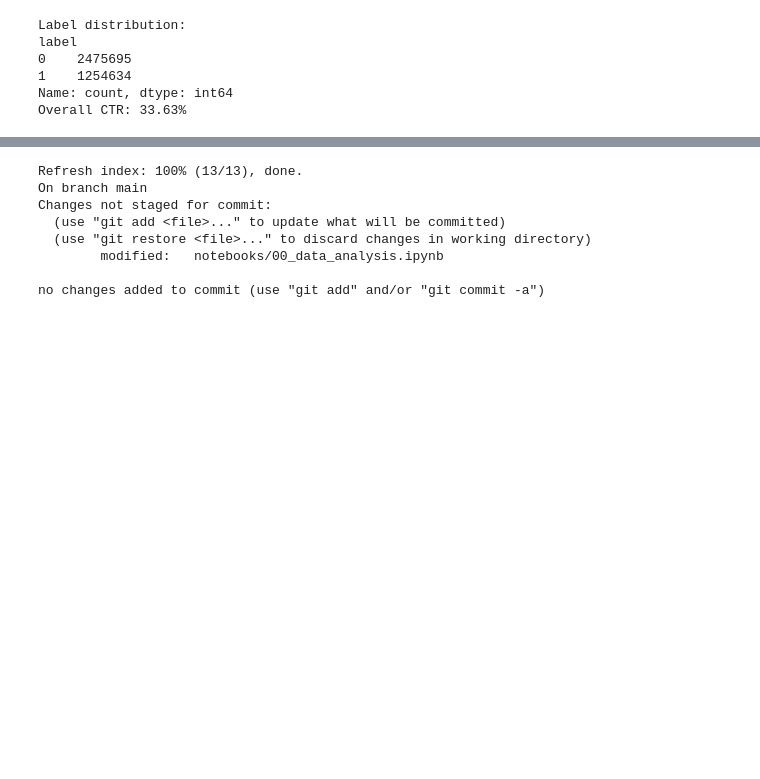
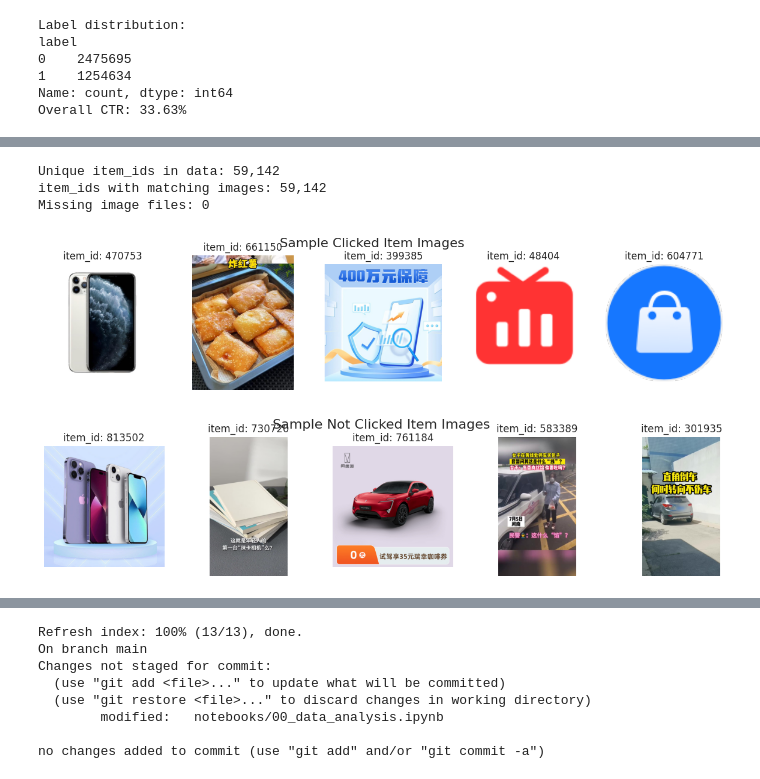
Before and after one commit to sheebaboy33/ColdFusionX, a Jupyter notebook: notebooks/00_data_analysis.ipynb, the cells around one changed output, grey strips where cells are left out. Saved outputs shown, nothing was run; the diff lists cells and outputs as text; code cells hidden in the pictures; blank space fills up the shorter version.

Commit message:
complete multi-modal data analysis, including image features for AntM2C part0

```diff
--- a/notebooks/00_data_analysis.ipynb
+++ b/notebooks/00_data_analysis.ipynb
@@ -515,0 +527,53 @@ Overall CTR: 33.63%
+# %%
+import os
+from PIL import Image
+
+# Image folder path in your Drive
+image_dir = "/content/drive/MyDrive/Final_Year_Project/Implementation/datasets/AntM2C_10M/AntM2C_image"
+
+# Create item_id → image path mapping (filename is "{item_id}.jpg")
+df['image_path'] = df['item_id'].astype(str).apply(lambda x: os.path.join(image_dir, f"{x}.png"))
+
+# Check if image exists
+df['image_exists'] = df['image_path'].apply(lambda path: os.path.exists(path))
+# %%
+# Total unique item_ids
+total_unique_items = df['item_id'].nunique()
+
+# Total with image files
+items_with_images = df[df['image_exists']]['item_id'].nunique()
+
+# Summary
+print(f"Unique item_ids in data: {total_unique_items:,}")
+print(f"item_ids with matching images: {items_with_images:,}")
+print(f"Missing image files: {total_unique_items - items_with_images:,}")
+# %% [output]
+Unique item_ids in data: 59,142
+item_ids with matching images: 59,142
+Missing image files: 0
+# %%
+import matplotlib.pyplot as plt
+
+def show_image_samples(label_value, n=5):
+    sample = df[(df['label'] == label_value) & (df['image_exists'])].sample(n)
+
+    plt.figure(figsize=(15, 3))
+    for i, row in enumerate(sample.itertuples()):
+        try:
+            img = Image.open(row.image_path)
+            plt.subplot(1, n, i + 1)
+            plt.imshow(img)
+            plt.title(f"item_id: {row.item_id}")
+            plt.axis('off')
+        except Exception as e:
+            print(f"Error loading image for item_id {row.item_id}: {e}")
+    label_name = "Clicked" if label_value == 1 else "Not Clicked"
+    plt.suptitle(f"Sample {label_name} Item Images", fontsize=16)
+    plt.show()
+# %%
+# Show samples
+show_image_samples(label_value=1, n=5)  # Clicked
+show_image_samples(label_value=0, n=5)  # Not Clicked
+# %% [output]
+[figure, added]
+[figure, added]
```
Also changed, not shown: parts of 15 cells of this notebook.
